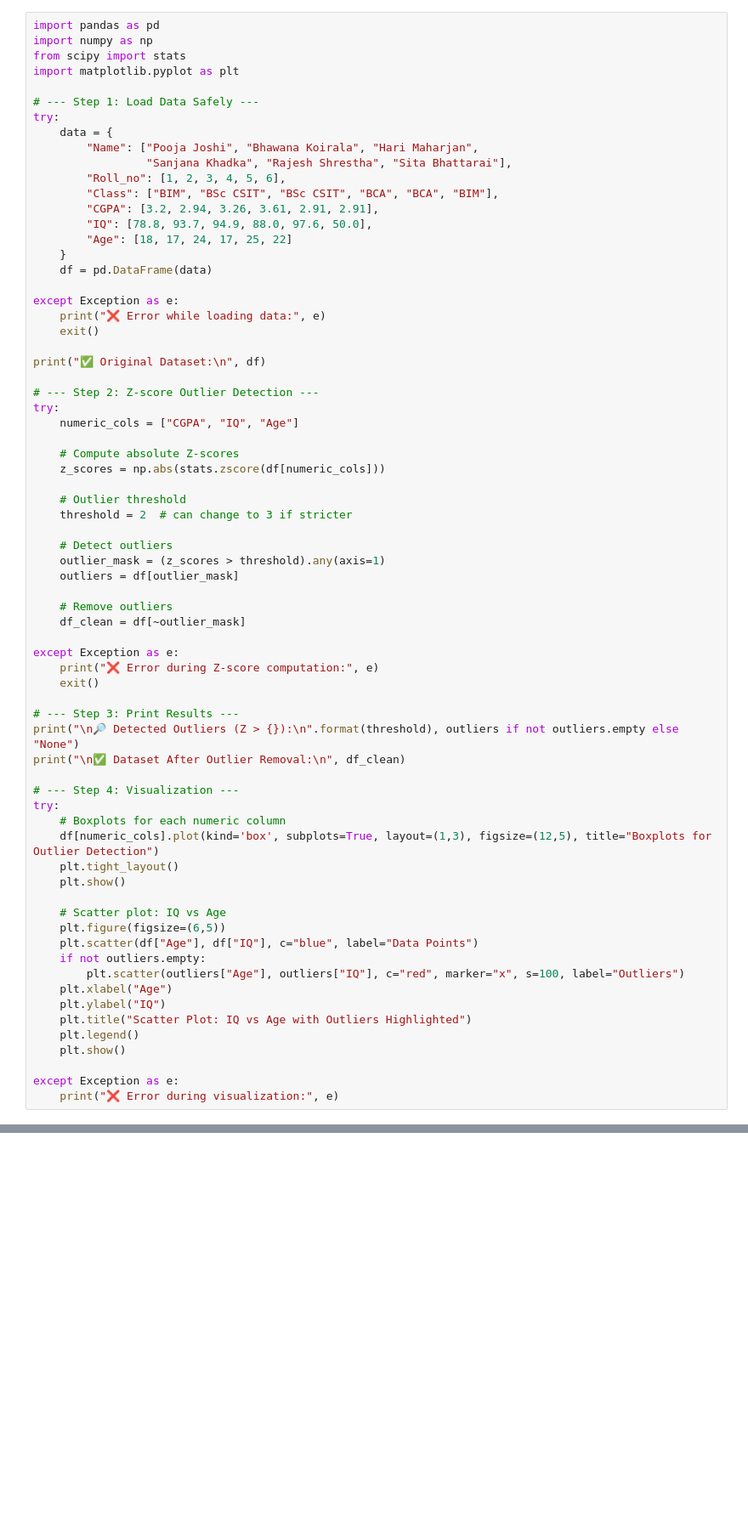
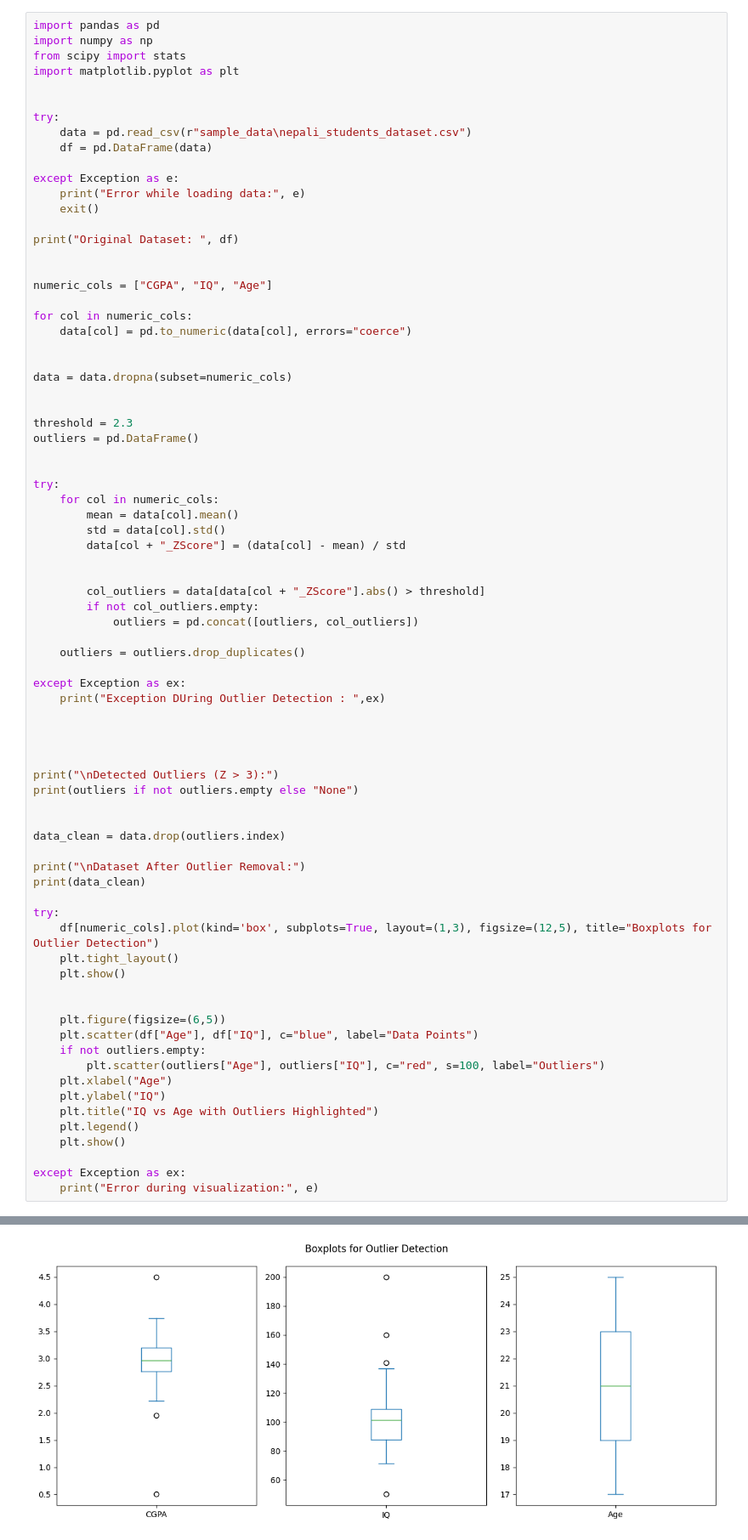
Before and after one commit to rajendra-chimala/Python-for-ML-AI, a Jupyter notebook: DP-Python/Assignment_7_Rajendra_Chimala.ipynb, the cells around one changed output, grey strips where cells are left out. Shown: that part at 85% size. Cells and saved outputs as stored; diff of their text form; blank space fills up the shorter version.

```diff
--- a/DP-Python/Assignment_7_Rajendra_Chimala.ipynb
+++ b/DP-Python/Assignment_7_Rajendra_Chimala.ipynb
@@ -4,67 +4,75 @@ import numpy as np
 from scipy import stats
 import matplotlib.pyplot as plt
 
-# --- Step 1: Load Data Safely ---
+
 try:
-    data = {
-        "Name": ["Pooja Joshi", "Bhawana Koirala", "Hari Maharjan",
-                 "Sanjana Khadka", "Rajesh Shrestha", "Sita Bhattarai"],
-        "Roll_no": [1, 2, 3, 4, 5, 6],
-        "Class": ["BIM", "BSc CSIT", "BSc CSIT", "BCA", "BCA", "BIM"],
-        "CGPA": [3.2, 2.94, 3.26, 3.61, 2.91, 2.91],
-        "IQ": [78.8, 93.7, 94.9, 88.0, 97.6, 50.0],
-        "Age": [18, 17, 24, 17, 25, 22]
-    }
+    data = pd.read_csv(r"sample_data\nepali_students_dataset.csv")
     df = pd.DataFrame(data)
 
 except Exception as e:
-    print("❌ Error while loading data:", e)
+    print("Error while loading data:", e)
     exit()
 
-print("✅ Original Dataset:\n", df)
+print("Original Dataset: ", df)
 
-# --- Step 2: Z-score Outlier Detection ---
+
+numeric_cols = ["CGPA", "IQ", "Age"]
+
+for col in numeric_cols:
+    data[col] = pd.to_numeric(data[col], errors="coerce")
+
+
+data = data.dropna(subset=numeric_cols)
+
+
+threshold = 2.3
+outliers = pd.DataFrame()
+
+
 try:
-    numeric_cols = ["CGPA", "IQ", "Age"]
+    for col in numeric_cols:
+        mean = data[col].mean()
+        std = data[col].std()
+        data[col + "_ZScore"] = (data[col] - mean) / std
 
-    # Compute absolute Z-scores
-    z_scores = np.abs(stats.zscore(df[numeric_cols]))
 
-    # Outlier threshold
-    threshold = 2  # can change to 3 if stricter
+        col_outliers = data[data[col + "_ZScore"].abs() > threshold]
+        if not col_outliers.empty:
+            outliers = pd.concat([outliers, col_outliers])
 
-    # Detect outliers
-    outlier_mask = (z_scores > threshold).any(axis=1)
-    outliers = df[outlier_mask]
+    outliers = outliers.drop_duplicates()
 
-    # Remove outliers
-    df_clean = df[~outlier_mask]
+except Exception as ex:
+    print("Exception DUring Outlier Detection : ",ex)
 
-except Exception as e:
-    print("❌ Error during Z-score computation:", e)
-    exit()
 
-# --- Step 3: Print Results ---
-print("\n🔎 Detected Outliers (Z > {}):\n".format(threshold), outliers if not outliers.empty else "None")
-print("\n✅ Dataset After Outlier Removal:\n", df_clean)
 
-# --- Step 4: Visualization ---
+
+print("\nDetected Outliers (Z > 3):")
+print(outliers if not outliers.empty else "None")
+
+
+data_clean = data.drop(outliers.index)
+
+print("\nDataset After Outlier Removal:")
+print(data_clean)
+
 try:
-    # Boxplots for each numeric column
     df[numeric_cols].plot(kind='box', subplots=True, layout=(1,3), figsize=(12,5), title="Boxplots for Outlier Detection")
     plt.tight_layout()
     plt.show()
 
-    # Scatter plot: IQ vs Age
+
     plt.figure(figsize=(6,5))
     plt.scatter(df["Age"], df["IQ"], c="blue", label="Data Points")
     if not outliers.empty:
-        plt.scatter(outliers["Age"], outliers["IQ"], c="red", marker="x", s=100, label="Outliers")
+        plt.scatter(outliers["Age"], outliers["IQ"], c="red", s=100, label="Outliers")
     plt.xlabel("Age")
     plt.ylabel("IQ")
-    plt.title("Scatter Plot: IQ vs Age with Outliers Highlighted")
+    plt.title("IQ vs Age with Outliers Highlighted")
     plt.legend()
     plt.show()
 
-except Exception as e:
-    print("❌ Error during visualization:", e)
+except Exception as ex:
+    print("Error during visualization:", e)
+# %% [output]
@@ -70,0 +96 @@ except Exception as e:
+[figure, added]
```
Also changed, not shown: parts of 1 cell of this notebook, 1 other file.
